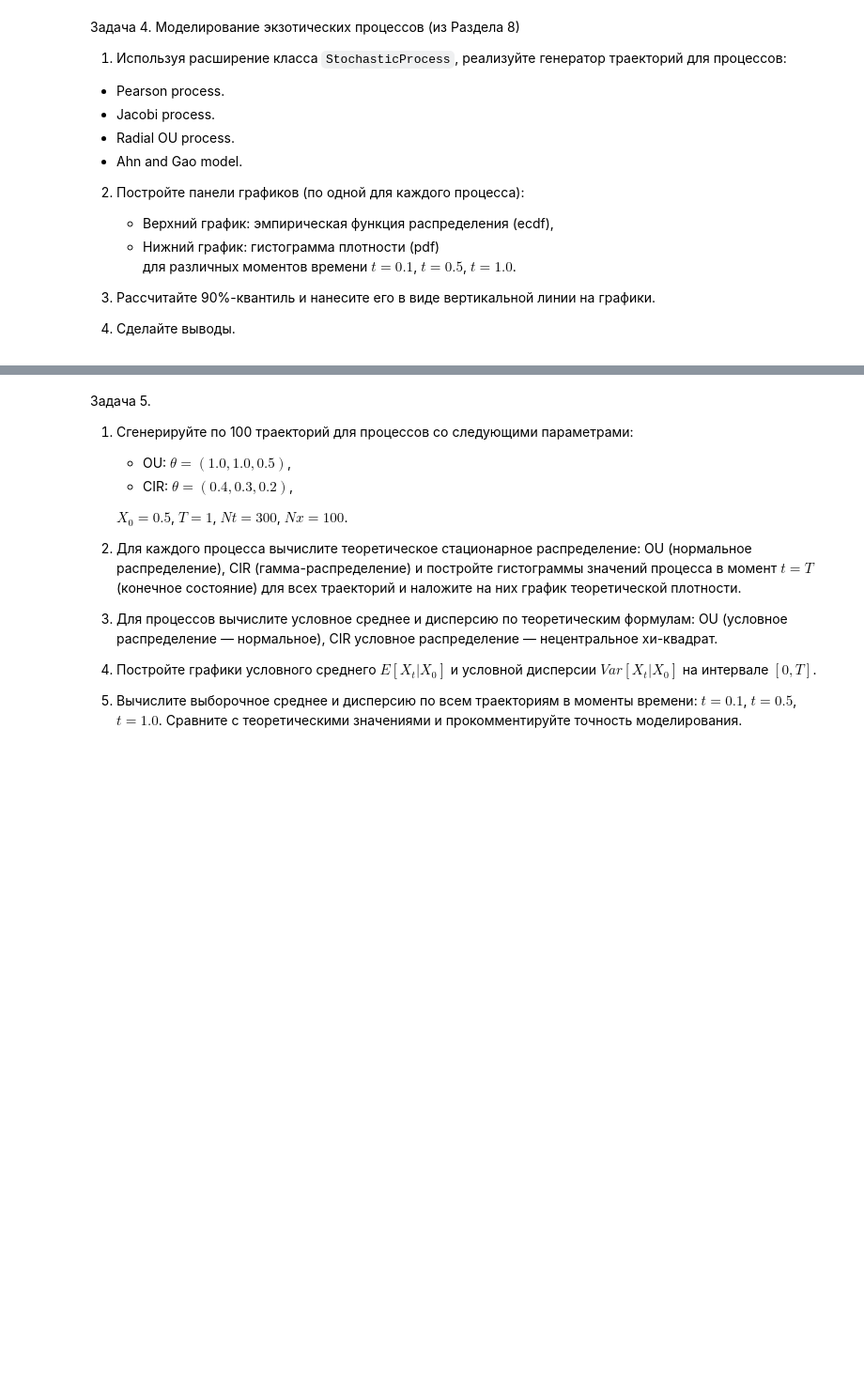
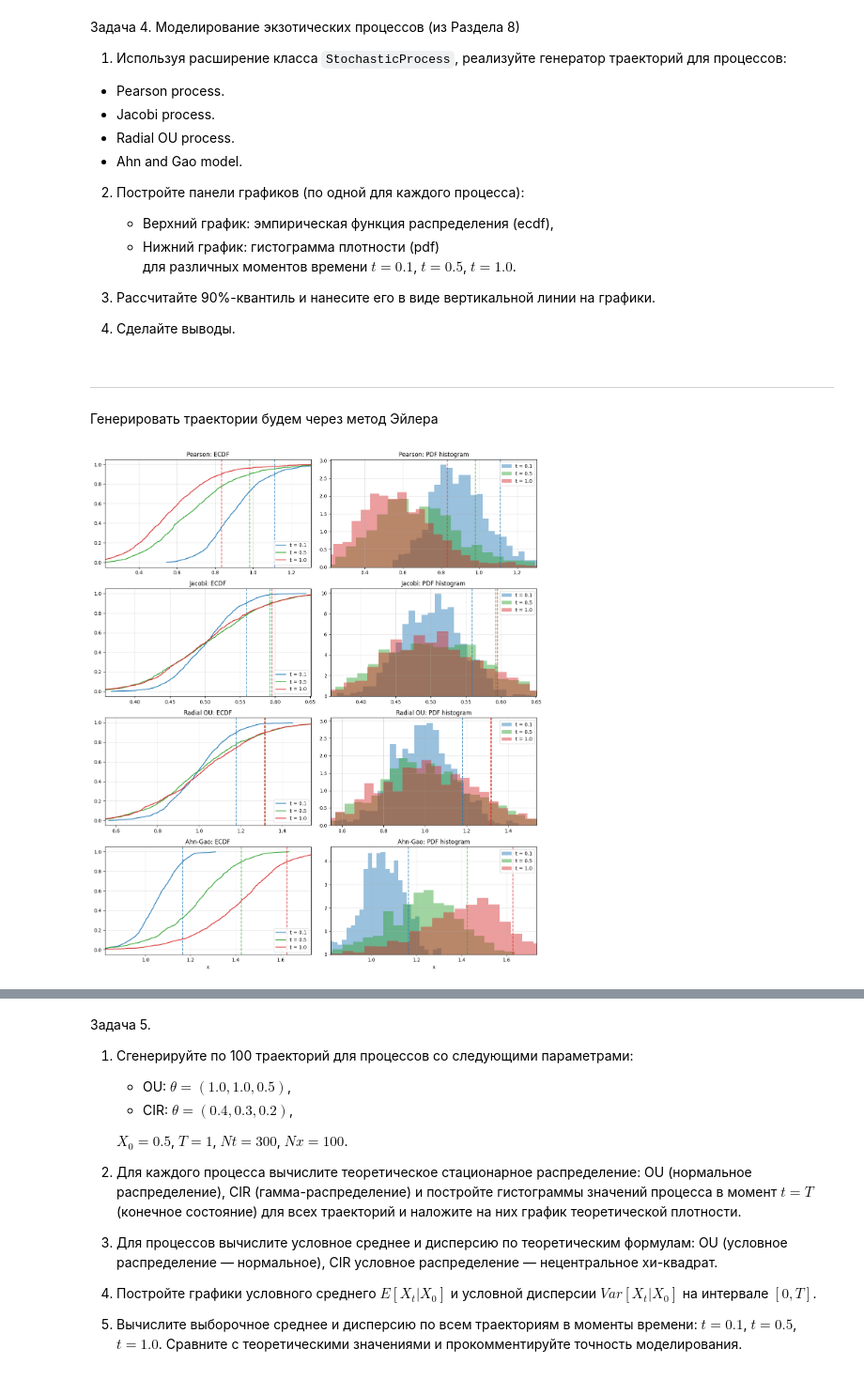
Before and after one commit to rkuznetc/stochastics-statistics, a Jupyter notebook: notebooks/lab3_2026.ipynb, the cells around one changed output, grey strips where cells are left out. Shown at 94% size. Saved outputs shown, nothing was run; the diff lists cells and outputs as text; code cells hidden in the pictures; blank space fills up the shorter version.

```diff
--- a/notebooks/lab3_2026.ipynb
+++ b/notebooks/lab3_2026.ipynb
@@ -988,0 +1050,4 @@ plt.show()
+# %% [markdown]
+***
+
+Генерировать траектории будем через метод Эйлера
@@ -988,0 +1096,64 @@ plt.show()
+# %%
+Nx = 1000
+Nt = 300
+T = 1.0
+dt = T / Nt
+
+time_points = [0.1, 0.5, 1.0]
+colors = ['tab:blue', 'tab:green', 'tab:red']
+
+processes = [
+    ("Pearson",   PearsonProcess([2.0, 0.5, 0.1, 0.0, 0.2], T, Nx, Nt, np.ones(Nx))),
+    ("Jacobi",    JacobiProcess([2.0, 0.5, 0.3], T, Nx, Nt, 0.5 * np.ones(Nx))),
+    ("Radial OU", RadialOUProcess([1.0, 0.5], T, Nx, Nt, np.ones(Nx))),
+    ("Ahn-Gao",   AhnGaoProcess([1.0, 0.5, 0.3], T, Nx, Nt, np.ones(Nx))),
+]
+# %%
+fig, axes = plt.subplots(len(processes), 2, figsize=(13, 15))
+
+for row, (name, process) in enumerate(processes):
+    dwt = np.random.normal(0, 1, size=(Nt, Nx)) * np.sqrt(dt)
+    t, x_data = process.EulerSolution(dwt)
+
+    # use only selected times for x-limits
+    selected_samples = []
+    for tt in time_points:
+        idx = int(tt / T * Nt)
+        selected_samples.append(x_data[idx, :])
+
+    all_selected = np.concatenate(selected_samples)
+    x_min, x_max = np.percentile(all_selected, [1, 99])
+
+    for color, tt in zip(colors, time_points):
+        idx = int(tt / T * Nt)
+        sample = x_data[idx, :]
+        q90 = np.quantile(sample, 0.9)
+
+        # ecdf + 90% quantile (dotted line)
+        x_ecdf, y_ecdf = ecdf(sample)
+        axes[row, 0].plot(x_ecdf, y_ecdf, color=color, label=f't = {tt}')
+        axes[row, 0].axvline(q90, color=color, linestyle='--', alpha=0.8)
+
+        # pdf histogram + 90% quantile (dotted line)
+        axes[row, 1].hist(sample, bins=30, density=True, alpha=0.45, color=color, label=f't = {tt}')
+        axes[row, 1].axvline(q90, color=color, linestyle='--', alpha=0.8)
+
+    axes[row, 0].set_xlim(x_min, x_max)
+    axes[row, 1].set_xlim(x_min, x_max)
+
+    axes[row, 0].set_title(f'{name}: ECDF')
+    axes[row, 1].set_title(f'{name}: PDF histogram')
+
+    axes[row, 0].grid(True, alpha=0.4)
+    axes[row, 1].grid(True, alpha=0.4)
+
+    axes[row, 0].legend(loc='lower right')
+    axes[row, 1].legend(loc='upper right')
+
+axes[-1, 0].set_xlabel('x')
+axes[-1, 1].set_xlabel('x')
+
+plt.tight_layout()
+plt.show()
+# %% [output]
+[figure, added]
```
Also changed, not shown: parts of 17 cells of this notebook.
